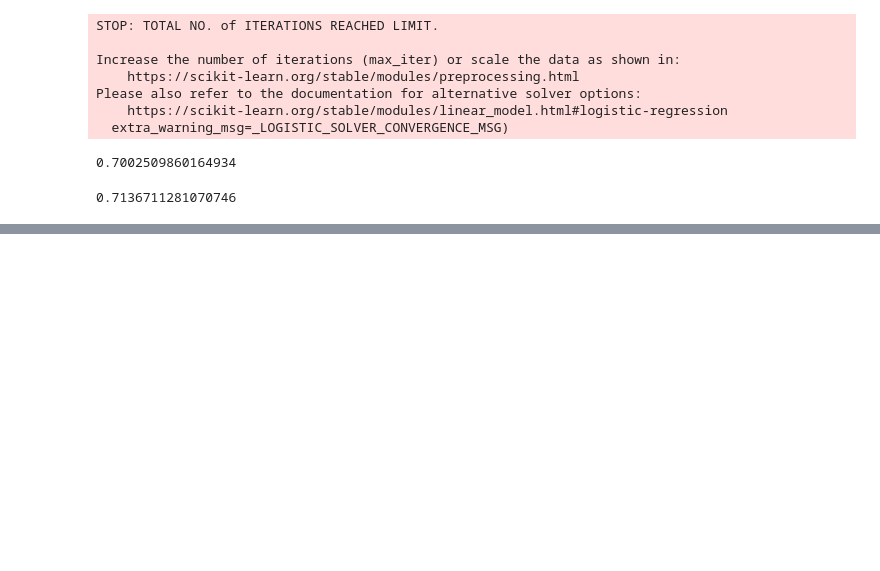
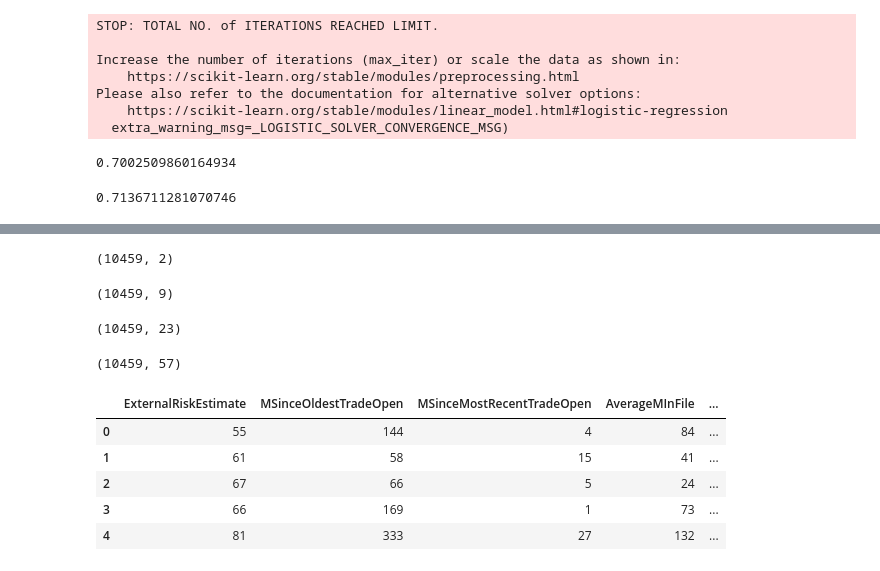
Before and after one commit to felixpeters/ethical-ai-tooling, a Jupyter notebook: nbs/01_Credit_Scoring_Models.ipynb, the cells around one changed output, grey strips where cells are left out. Saved outputs shown, nothing was run; the diff lists cells and outputs as text; code cells hidden in the pictures; blank space fills up the shorter version.

```diff
--- a/nbs/01_Credit_Scoring_Models.ipynb
+++ b/nbs/01_Credit_Scoring_Models.ipynb
@@ -117,0 +164,35 @@ log_reg.score(X_test, y_test)
+# %%
+ind_nm = MissingIndicator(missing_values=-7)
+ind_nm.fit(X)
+df_nm = pd.DataFrame(data=ind_nm.transform(X), columns=[c+'_not_met' for c in X.columns[ind_nm.features_]])
+df_nm.shape
+# %% [output]
+(10459, 2)
+# %%
+ind_inv = MissingIndicator(missing_values=-8)
+ind_inv.fit(X)
+df_inv = pd.DataFrame(data=ind_inv.transform(X), columns=[c+'_invalid' for c in X.columns[ind_inv.features_]])
+df_inv.shape
+# %% [output]
+(10459, 9)
+# %%
+ind_nr = MissingIndicator(missing_values=-9)
+ind_nr.fit(X)
+df_nr = pd.DataFrame(data=ind_nr.transform(X), columns=[c+'_no_record' for c in X.columns[ind_nr.features_]])
+df_nr.shape
+# %% [output]
+(10459, 23)
+# %%
+X = pd.concat([X, df_nm, df_inv, df_nr], axis=1)
+X.shape
+# %% [output]
+(10459, 57)
+# %%
+X.head()
+# %% [output]
+|  | ExternalRiskEstimate | MSinceOldestTradeOpen | MSinceMostRecentTradeOpen | AverageMInFile | ... |
+| 0 | 55 | 144 | 4 | 84 | ... |
+| 1 | 61 | 58 | 15 | 41 | ... |
+| 2 | 67 | 66 | 5 | 24 | ... |
+| 3 | 66 | 169 | 1 | 73 | ... |
+| 4 | 81 | 333 | 27 | 132 | ... |
```
Also changed, not shown: parts of 16 cells of this notebook.
